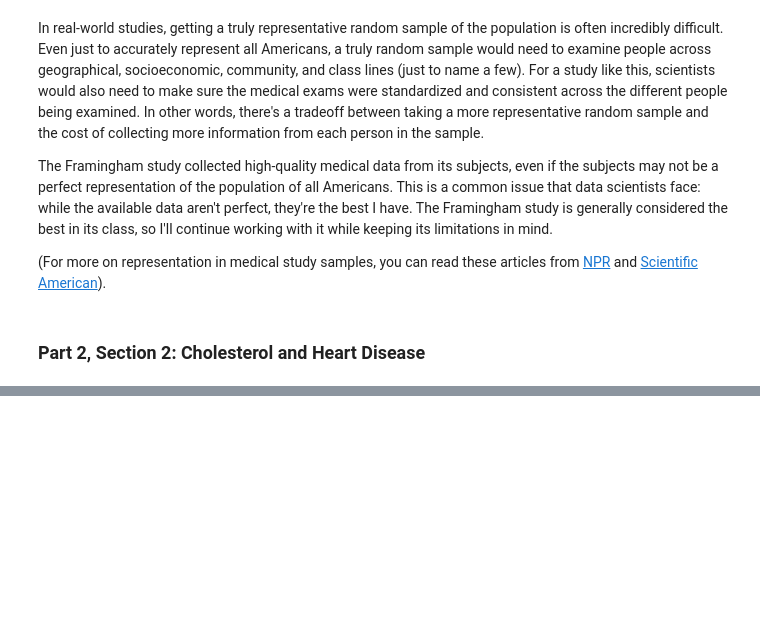
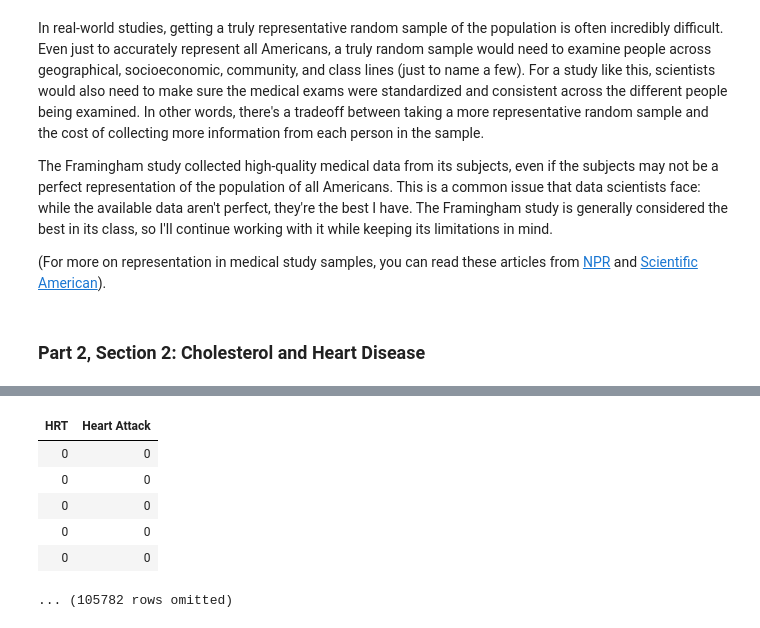
Before and after one commit to micahelinor/Data_Science, a Jupyter notebook: Projects/Cardiovascular_Disease/Cardio_Disease.ipynb, the cells around one changed output, grey strips where cells are left out. Saved outputs shown, nothing was run; the diff lists cells and outputs as text; code cells hidden in the pictures; blank space fills up the shorter version.

```diff
--- a/Projects/Cardiovascular_Disease/Cardio_Disease.ipynb
+++ b/Projects/Cardiovascular_Disease/Cardio_Disease.ipynb
@@ -179,0 +306,11 @@ The Framingham study collected high-quality medical data from its subjects, even
+# %%
+NHS = Table.read_table('NHS.csv')
+NHS.show(5)
+# %% [output]
+| HRT | Heart Attack |
+| 0 | 0 |
+| 0 | 0 |
+| 0 | 0 |
+| 0 | 0 |
+| 0 | 0 |
+... (105782 rows omitted)
```
Also changed, not shown: parts of 40 cells of this notebook.
